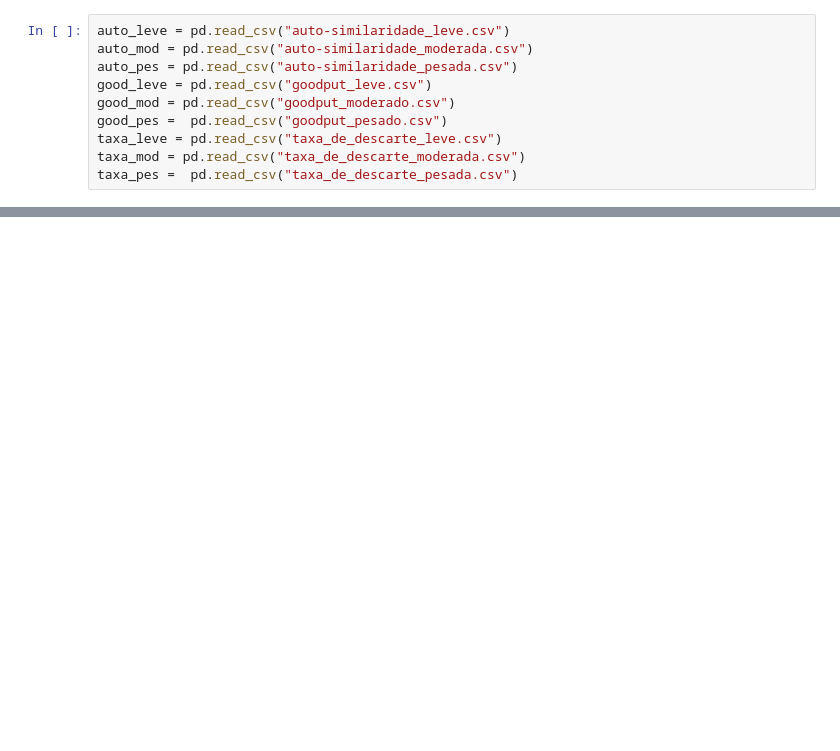
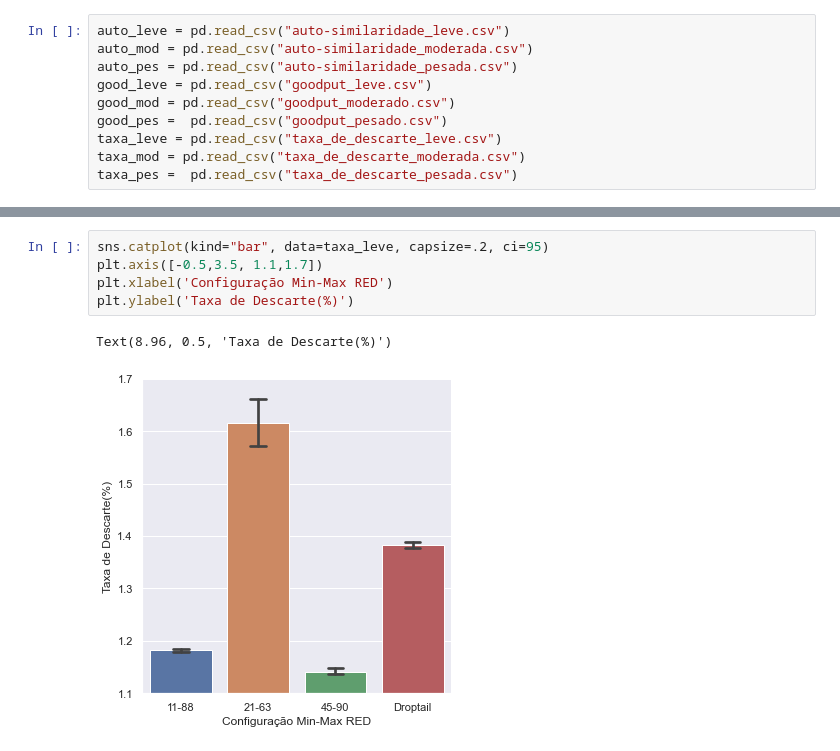
Before and after one commit to AugustoCam95/ads_statistics, a Jupyter notebook: ads_plots.ipynb, the cells around one changed output, grey strips where cells are left out. Drawn from its saved outputs; the diff is of its cells as text; blank space fills up the shorter version.

```diff
--- a/ads_plots.ipynb
+++ b/ads_plots.ipynb
@@ -50,0 +34,8 @@ sns.distplot(auto_pes)
+# %%
+sns.catplot(kind="bar", data=taxa_leve, capsize=.2, ci=95)
+plt.axis([-0.5,3.5, 1.1,1.7])
+plt.xlabel('Configuração Min-Max RED')
+plt.ylabel('Taxa de Descarte(%)')
+# %% [output]
+Text(8.96, 0.5, 'Taxa de Descarte(%)')
+[figure, added]
```
Also changed, not shown: parts of 13 cells of this notebook.
